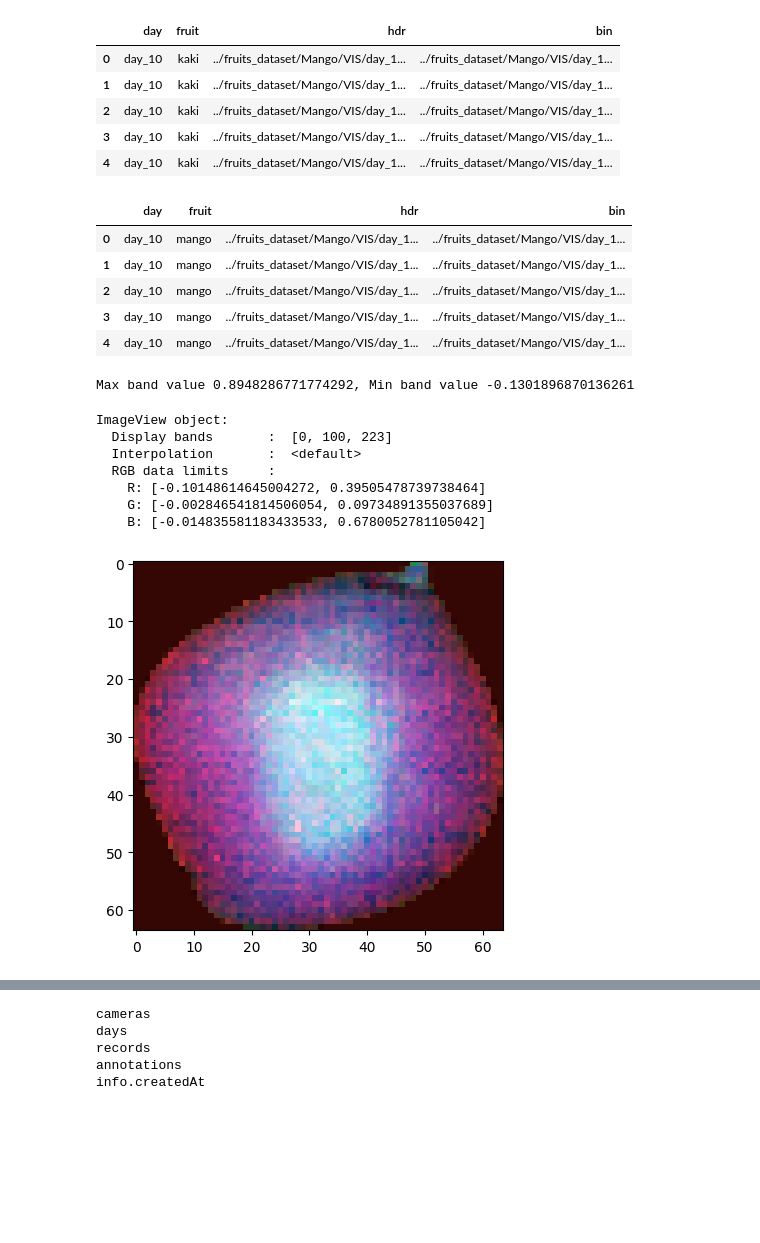
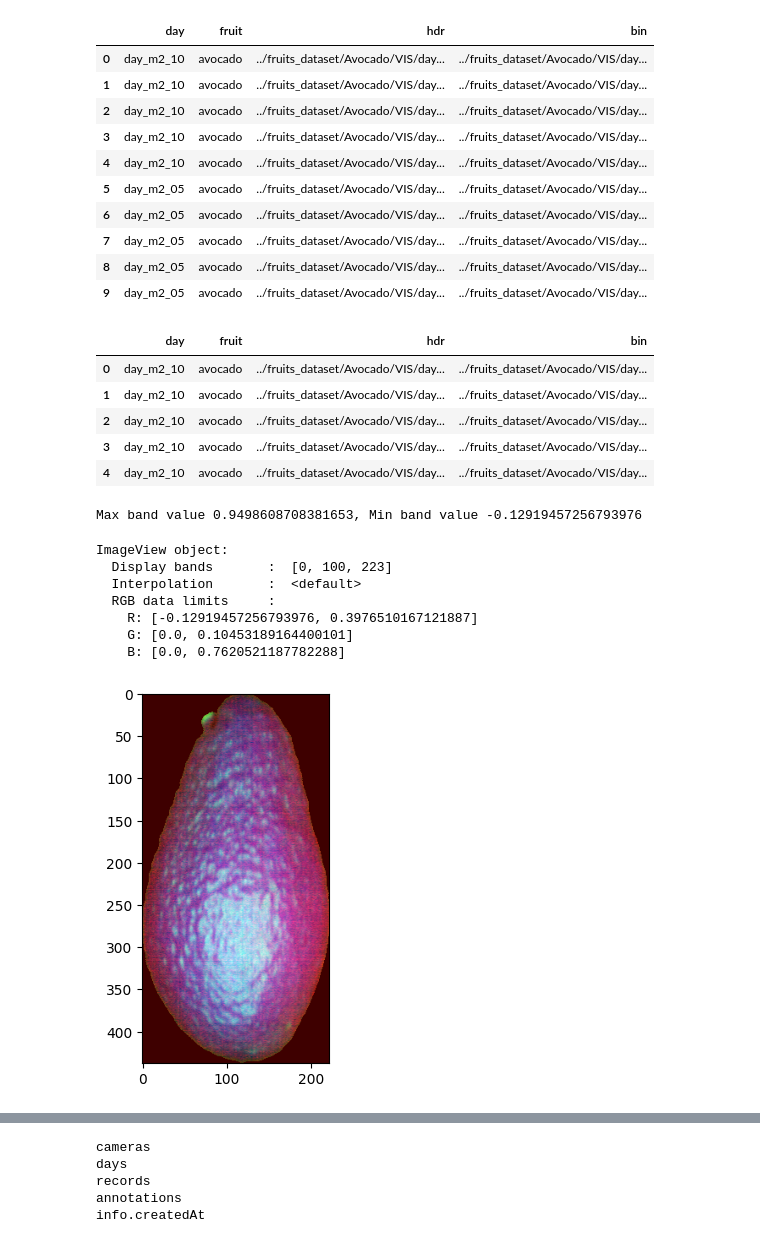
Before and after one commit to PyMati/FruitsClassificationFromHipespectralImages, a Jupyter notebook: robert-notebook.ipynb, the cells around one changed output, grey strips where cells are left out. Drawn from its saved outputs; the diff is of its cells as text; code cells hidden in the pictures; blank space fills up the shorter version.

```diff
--- a/robert-notebook.ipynb
+++ b/robert-notebook.ipynb
@@ -68,46 +72,51 @@ def read_image(hdr: str, bin: str, image_transforms: list[Callable] | None = Non
 # %%
 oobx_dir = Path('../fruits_dataset')
 
-fruit = 'Mango'
+fruit = 'Avocado'
 
 path = oobx_dir / fruit / 'VIS'
 
 anno_path = oobx_dir / 'annotations'
 val_json = anno_path / 'val_v2.json'
 # %%
-kaki = load_data(path, "kaki")
-kaki.head()
+avocado = load_data(path, "avocado")
+avocado.head(10)
 # %% [output]
 |  | day | fruit | hdr | bin |
-| 0 | day_10 | kaki | ../fruits_dataset/Mango/VIS/day_1... | ../fruits_dataset/Mango/VIS/day_1... |
-| 1 | day_10 | kaki | ../fruits_dataset/Mango/VIS/day_1... | ../fruits_dataset/Mango/VIS/day_1... |
-| 2 | day_10 | kaki | ../fruits_dataset/Mango/VIS/day_1... | ../fruits_dataset/Mango/VIS/day_1... |
-| 3 | day_10 | kaki | ../fruits_dataset/Mango/VIS/day_1... | ../fruits_dataset/Mango/VIS/day_1... |
-| 4 | day_10 | kaki | ../fruits_dataset/Mango/VIS/day_1... | ../fruits_dataset/Mango/VIS/day_1... |
+| 0 | day_m2_10 | avocado | ../fruits_dataset/Avocado/VIS/day... | ../fruits_dataset/Avocado/VIS/day... |
+| 1 | day_m2_10 | avocado | ../fruits_dataset/Avocado/VIS/day... | ../fruits_dataset/Avocado/VIS/day... |
+| 2 | day_m2_10 | avocado | ../fruits_dataset/Avocado/VIS/day... | ../fruits_dataset/Avocado/VIS/day... |
+| 3 | day_m2_10 | avocado | ../fruits_dataset/Avocado/VIS/day... | ../fruits_dataset/Avocado/VIS/day... |
+| 4 | day_m2_10 | avocado | ../fruits_dataset/Avocado/VIS/day... | ../fruits_dataset/Avocado/VIS/day... |
+| 5 | day_m2_05 | avocado | ../fruits_dataset/Avocado/VIS/day... | ../fruits_dataset/Avocado/VIS/day... |
+| 6 | day_m2_05 | avocado | ../fruits_dataset/Avocado/VIS/day... | ../fruits_dataset/Avocado/VIS/day... |
+| 7 | day_m2_05 | avocado | ../fruits_dataset/Avocado/VIS/day... | ../fruits_dataset/Avocado/VIS/day... |
+| 8 | day_m2_05 | avocado | ../fruits_dataset/Avocado/VIS/day... | ../fruits_dataset/Avocado/VIS/day... |
+| 9 | day_m2_05 | avocado | ../fruits_dataset/Avocado/VIS/day... | ../fruits_dataset/Avocado/VIS/day... |
 # %%
-paths = load_data(path, 'mango')
+paths = load_data(path, 'avocado')
 df = pd.DataFrame.from_dict(paths)
 df.head()
 # %% [output]
 |  | day | fruit | hdr | bin |
-| 0 | day_10 | mango | ../fruits_dataset/Mango/VIS/day_1... | ../fruits_dataset/Mango/VIS/day_1... |
-| 1 | day_10 | mango | ../fruits_dataset/Mango/VIS/day_1... | ../fruits_dataset/Mango/VIS/day_1... |
-| 2 | day_10 | mango | ../fruits_dataset/Mango/VIS/day_1... | ../fruits_dataset/Mango/VIS/day_1... |
-| 3 | day_10 | mango | ../fruits_dataset/Mango/VIS/day_1... | ../fruits_dataset/Mango/VIS/day_1... |
-| 4 | day_10 | mango | ../fruits_dataset/Mango/VIS/day_1... | ../fruits_dataset/Mango/VIS/day_1... |
+| 0 | day_m2_10 | avocado | ../fruits_dataset/Avocado/VIS/day... | ../fruits_dataset/Avocado/VIS/day... |
+| 1 | day_m2_10 | avocado | ../fruits_dataset/Avocado/VIS/day... | ../fruits_dataset/Avocado/VIS/day... |
+| 2 | day_m2_10 | avocado | ../fruits_dataset/Avocado/VIS/day... | ../fruits_dataset/Avocado/VIS/day... |
+| 3 | day_m2_10 | avocado | ../fruits_dataset/Avocado/VIS/day... | ../fruits_dataset/Avocado/VIS/day... |
+| 4 | day_m2_10 | avocado | ../fruits_dataset/Avocado/VIS/day... | ../fruits_dataset/Avocado/VIS/day... |
 # %%
 img = read_image(df.iloc[5].hdr, df.iloc[5].bin, [get_image_min_max])
 # %% [output]
-Max band value 0.8948286771774292, Min band value -0.1301896870136261
+Max band value 0.9498608708381653, Min band value -0.12919457256793976
 # %%
-spectral.imshow(img[:, :], bands=[0, 100, 223])
+imshow(img[:, :], bands=[0, 100, 223])
 # %% [output]
 ImageView object:
   Display bands       :  [0, 100, 223]
   Interpolation       :  <default>
   RGB data limits     :
-    R: [-0.10148614645004272, 0.39505478739738464]
-    G: [-0.002846541814506054, 0.09734891355037689]
-    B: [-0.014835581183433533, 0.6780052781105042]
+    R: [-0.12919457256793976, 0.3976510167121887]
+    G: [0.0, 0.10453189164400101]
+    B: [0.0, 0.7620521187782288]
-[figure, old version]
+[figure, new version]
 # %%
```
Also changed, not shown: parts of 13 cells of this notebook, 1 other file.
